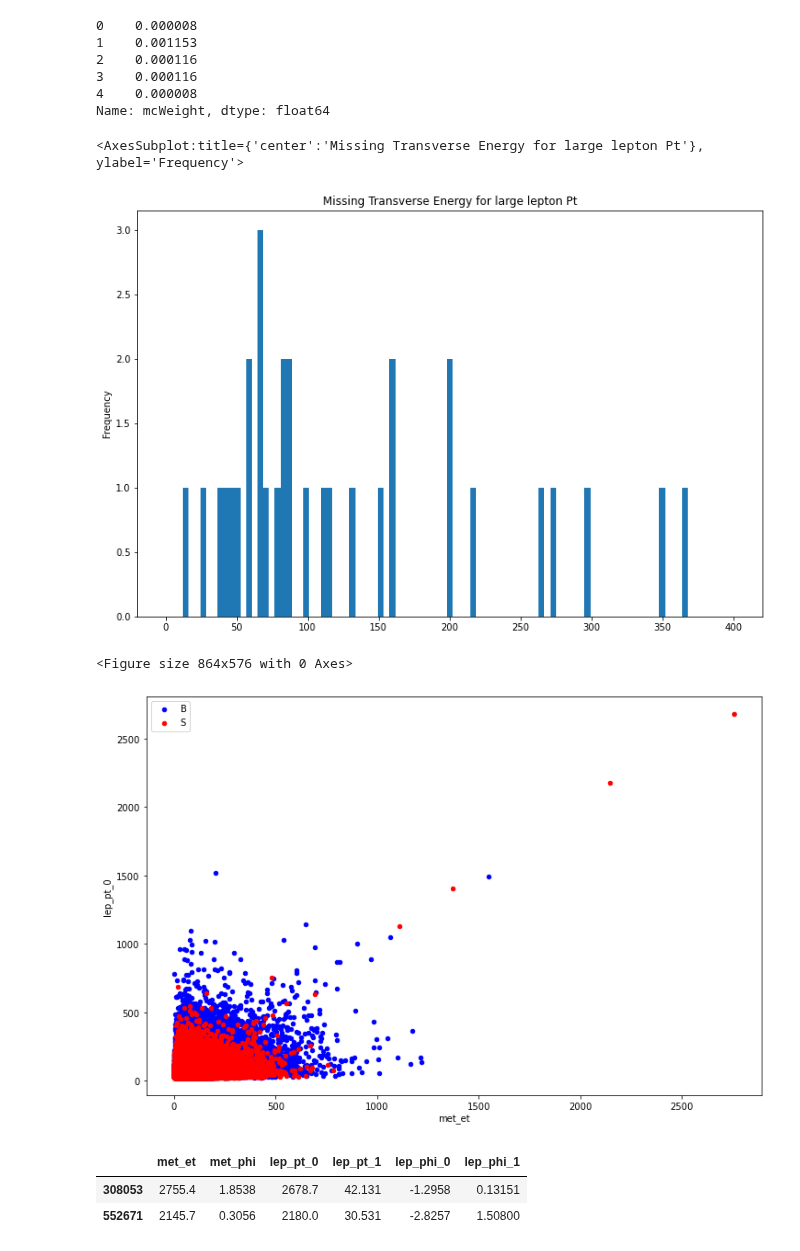
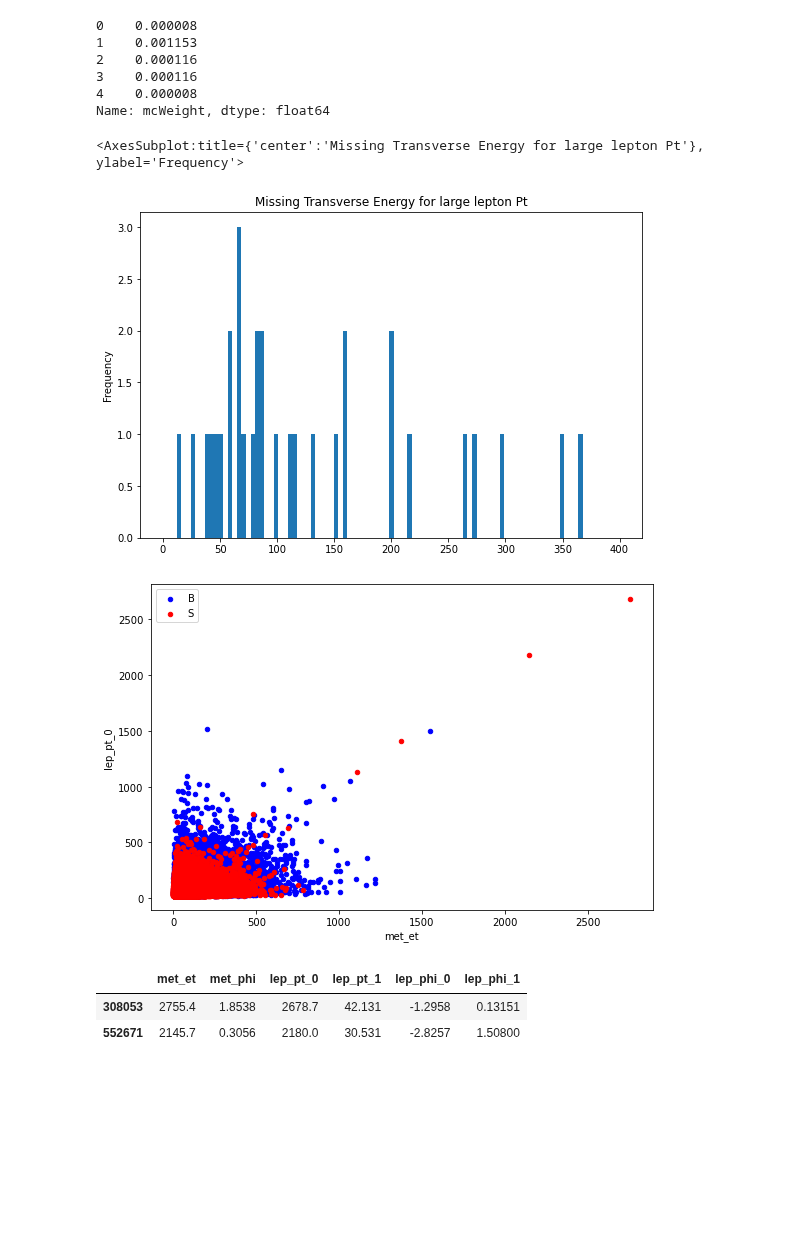
Before and after one commit to dhrou/HEPMLtutorials, a Jupyter notebook: HEPML_HandsOn_BDT.ipynb, the cells around one changed output. Drawn from its saved outputs; the diff is of its cells as text; code cells hidden in the pictures; blank space fills up the shorter version.

```diff
--- a/HEPML_HandsOn_BDT.ipynb
+++ b/HEPML_HandsOn_BDT.ipynb
@@ -18,8 +18,13 @@ pd.set_option('display.max_columns', 100) # to see more columns of df.head()
 
 import matplotlib.pyplot as plt
 %matplotlib inline
-plt.rcParams['figure.figsize'] = [2*i for i in plt.rcParams['figure.figsize']]
-#default_figsize = plt.rcParams['figure.figsize']
+#increase default plot size
+plt.rcParams['figure.figsize'] = [1.5*i for i in plt.rcParams['figure.figsize']]
+
+from IPython.display import display, HTML
+
+# Set the height for the scrollable output windo
+#display(HTML("<style>.output_scroll { height: 800px; }</style>"))
 
 import time
 np.random.seed(31415) # set the np random seed for the reproducibility
@@ -235,20 +240,20 @@ Name: label, dtype: int64
 Name: mcWeight, dtype: float64
 # %%
 #data[data.met_et<1000]['met_et'].plot.hist(title='Missing Transverse Energy')
-data[data.lep_pt_0+data.lep_pt_1>1000]['met_et'].plot.hist(bins=np.linspace(0,400,100),title='Missing Transverse Energy for large lepton Pt')
+data[data.lep_pt_0+data.lep_pt_1>1000]['met_et'].plot.hist(bins=np.linspace(0,400,100),
+                                                           title='Missing Transverse Energy for large lepton Pt')
 # %% [output]
 <AxesSubplot:title={'center':'Missing Transverse Energy for large lepton Pt'}, ylabel='Frequency'>
-[figure, old version]
+[figure, new version]
 # %%
-fig=plt.figure()
+#fig=plt.figure()
 ax=data[target==0].plot.scatter(x='met_et', y='lep_pt_0',color="b",label="B")
 data[target==1].plot.scatter(x='met_et', y='lep_pt_0',color="r",label="S",ax=ax)
 #plt.legend(loc='best')
 #ax.set_xlabel('weight*1000')
 plt.show()
 # %% [output]
-<Figure size 864x576 with 0 Axes>
-[figure, old version]
+[figure, new version]
 # %%
 data[data.lep_pt_0+data.lep_pt_1>2000].head()
 # %% [output]
```
Also changed, not shown: parts of 16 cells of this notebook.
